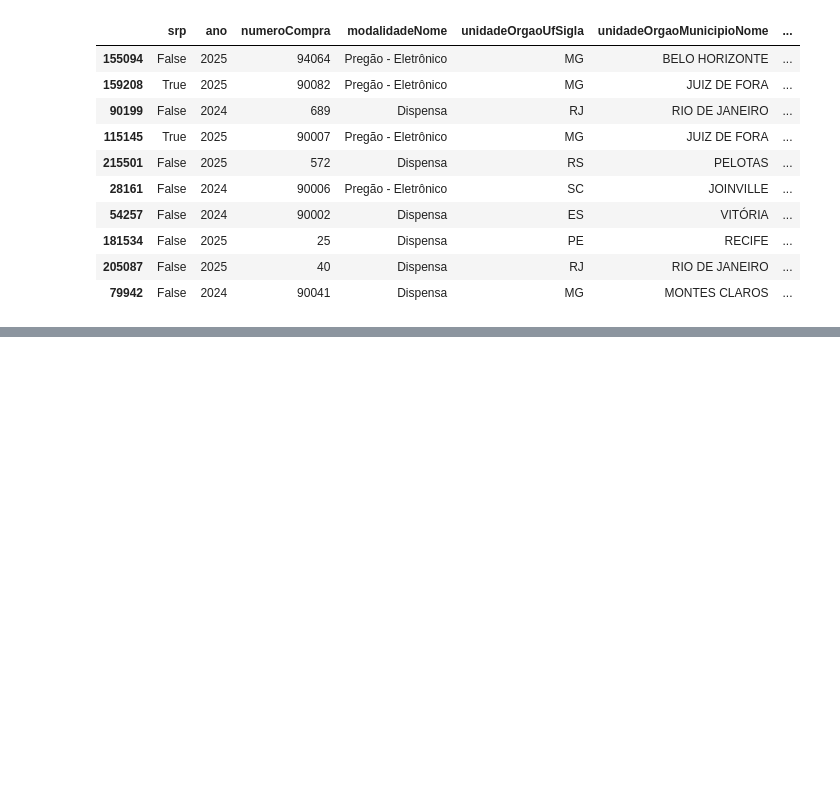
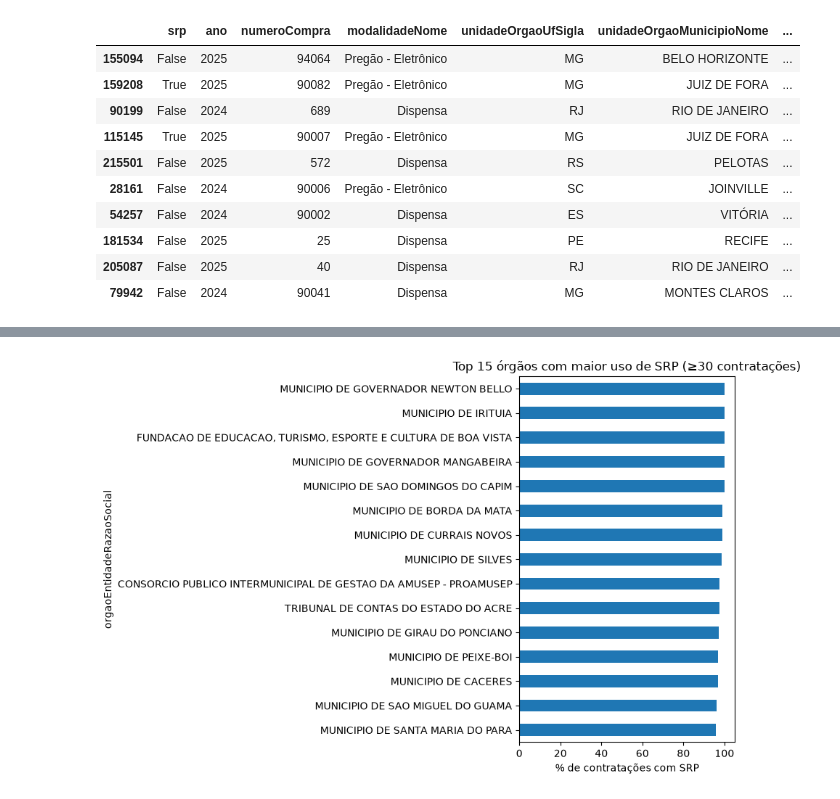
Before and after one commit to VictorLapaDev/Faculdade, a Jupyter notebook: 2-Semestre/4 Feira - Arquitetura de Dados/26.09.09/notebook.ipynb, the cells around one changed output, grey strips where cells are left out. Saved outputs shown, nothing was run; the diff lists cells and outputs as text; code cells hidden in the pictures; blank space fills up the shorter version.

```diff
--- a/2-Semestre/4 Feira - Arquitetura de Dados/26.09.09/notebook.ipynb
+++ b/2-Semestre/4 Feira - Arquitetura de Dados/26.09.09/notebook.ipynb
@@ -472,0 +634,12 @@ df.sample(10)
+# %%
+volume_por_orgao = df_nulos.groupby('orgaoEntidadeRazaoSocial').size()
+orgaos_relevantes = volume_por_orgao[volume_por_orgao >= 30].index
+df_filtrado = df_nulos[df_nulos['orgaoEntidadeRazaoSocial'].isin(orgaos_relevantes)]
+
+ranking = (
+    df_filtrado.groupby('orgaoEntidadeRazaoSocial')['srp']
+    .mean()
+    .sort_values(ascending=False)
+    .head(15) * 100
+)
+print(ranking)
@@ -472,0 +717,10 @@ df.sample(10)
+# %%
+fig, ax = plt.subplots(figsize=(9, 6))
+ranking.sort_values().plot(kind='barh', ax=ax, color='#1f77b4')
+ax.set_xlabel('% de contratações com SRP')
+ax.set_title('Top 15 órgãos com maior uso de SRP (≥30 contratações)')
+plt.tight_layout()
+plt.savefig('grafico3_ranking_orgaos.png', dpi=150)
+plt.show()
+# %% [output]
+[figure, added]
```
Also changed, not shown: parts of 28 cells of this notebook.
